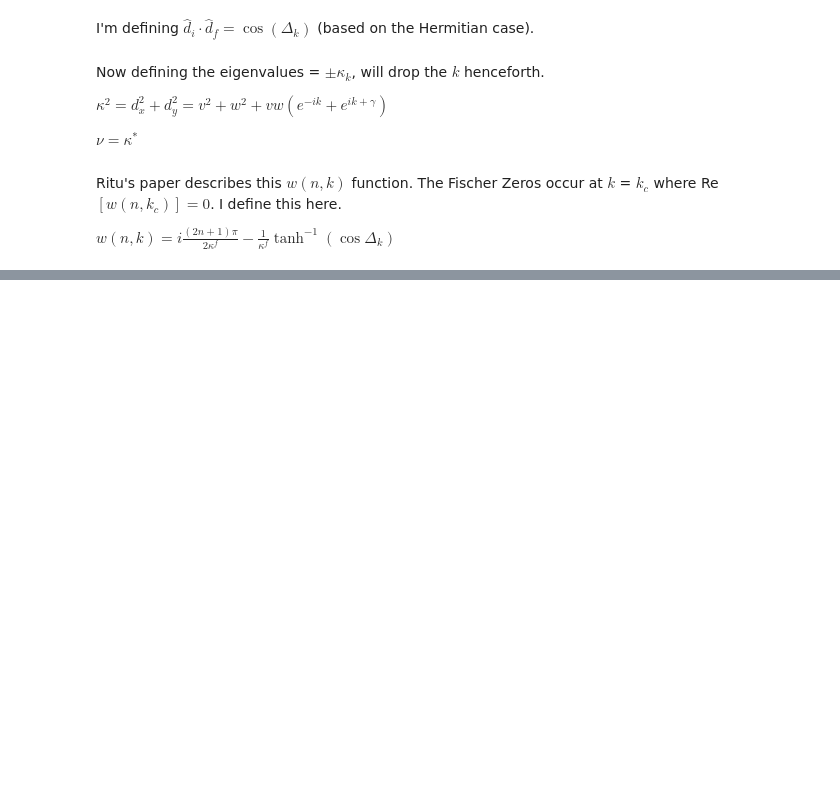
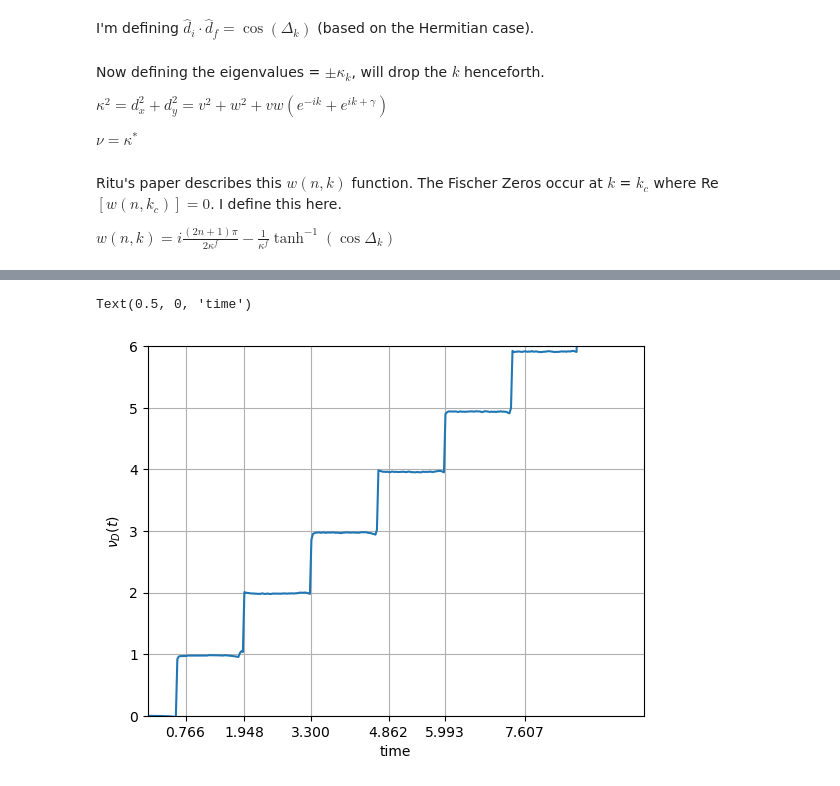
Before and after one commit to NachiketNG/DTOP_manual_backup, a Jupyter notebook: nh_DTOP_live.ipynb, the cells around one changed output, grey strips where cells are left out. Drawn from its saved outputs; the diff is of its cells as text; code cells hidden in the pictures; blank space fills up the shorter version.

```diff
--- a/nh_DTOP_live.ipynb
+++ b/nh_DTOP_live.ipynb
@@ -894,0 +384,4 @@ def get_PGP(t , k):
+# %%
+PGP_plus = PGP[: , np.where(k==0)[0][0]:]
+
+PGP_minus = PGP[: , :np.where(k==0)[0][0]]
@@ -894,0 +409,25 @@ def get_PGP(t , k):
+# %%
+pieces_plus = len(PGP_plus)*[0.00]
+jump_sizes_plus = len(PGP_plus)*[0.00]
+
+for i in range(len(PGP_plus)):
+    #print("index = ",i)
+    pieces_plus[i] , jump_sizes_plus[i] = disc_pieces( kp , PGP_plus[i] )
+# %%
+dnu_plus = len(PGP_plus)*[0.00]
+
+for i in range(len(dnu_plus)):
+    if not np.shape(jump_sizes_plus[i]): #if there is no jump...
+        dnu_plus[i] = forward_difference(pieces_plus[i] , dk)
+
+    else:  #if there is a nonzero number of jumps
+        dnu_plus[i] = [forward_difference(arr , dk) for arr in pieces_plus[i]]
+# %%
+nu_plus = len(PGP_plus)*[0.00]
+
+for i in range(len(nu_plus)):
+    if not np.shape(jump_sizes_plus[i]): #if there is no jump...
+        nu_plus[i] = (-1/(2*pi))*np.trapz(pieces_plus[i] , dx = dk)
+
+    else:  #if there is a nonzero number of jumps
+        nu_plus[i] = (-1/(2*pi))*(np.sum([np.trapz(arr , dx = dk) for arr in pieces_plus[i]]) + np.sum(jump_sizes_plus[i]))
@@ -894,0 +461,11 @@ def get_PGP(t , k):
+# %%
+plt.plot(t , np.array(nu_plus))
+plt.xticks([kctc(0)[1][0] ,  kctc(1)[1][0]  ,  kctc(2)[1][0]  ,  kctc(3)[1][0] , kctc(4)[1][0] , kctc(5)[1][0]])
+plt.xlim(0,10)
+plt.ylim(0,6)
+plt.grid()
+plt.ylabel(r'$\nu_{D}(t)$')
+plt.xlabel("time")
+# %% [output]
+Text(0.5, 0, 'time')
+[figure, added]
```
Also changed, not shown: parts of 88 cells of this notebook, 2 other files.
